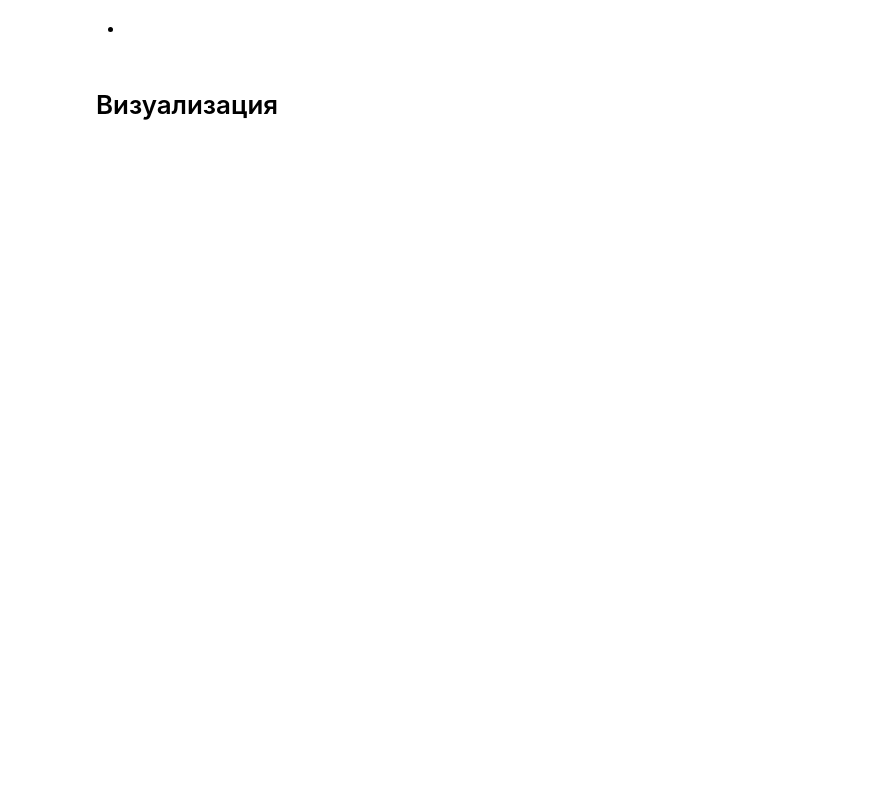
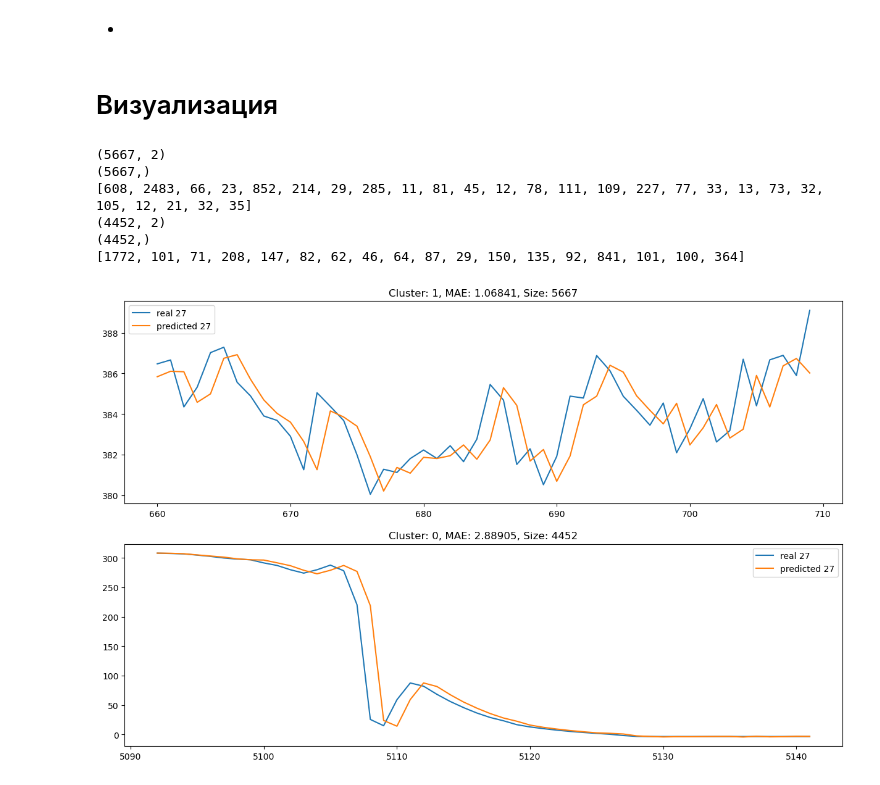
Before and after one commit to VeryLittleAnna/time_series, a Jupyter notebook: visualize.ipynb, the cells around one changed output. Saved outputs shown, nothing was run; the diff lists cells and outputs as text; code cells hidden in the pictures; blank space fills up the shorter version.

```diff
--- a/visualize.ipynb
+++ b/visualize.ipynb
@@ -26,7 +29,7 @@ LEN = 10
 # %% [markdown]
 -
 # %%
-data = pd.read_csv("./output_table_03-22.csv")
-data = data[data["mode"].astype("int") == MODE]
+data = pd.read_csv("./output_table_04-06_for60_5.csv")
+# data = data[data["mode"].astype("int") == MODE]
 # %%
 data.loc[:, ["real 0", "real 23", "real 8", "predicted 0", "predicted 8", "predicted 23", "cluster_num", "mode"]]
@@ -57,22 +108,30 @@ top
 # %%
 for i in range(min(TOP, len(top))):
     #print(int(f"{i+1}1{TOP}"))
     plt.subplot(int(f"{TOP}1{i+1}"))
     index = AE["cluster_num"] == top[i]
     plt.title(f"Cluster: {top[i]}, MAE: {AE[index]['AE'].mean():.5f}, Size: {sum(AE['cluster_num'] == top[i])}")
     cluster = data[[f"real {VAR}", f"predicted {VAR}"]][index]
     print(cluster.shape)
     # find continous index
     print(cluster.index.shape)
-    cont = np.split(cluster, np.where(np.diff(cluster.index.to_numpy()) > 1)[0] + 1)
+    cont = np.split(cluster, np.where(np.diff(cluster.index) > 1)[0] + 1)
     print([len(x) for x in cont])
     ind = np.argmax([len(x) for x in cont])
-    chunk = [x for x in cont if len(x) > LEN][-1]
-#     chunk = cont[ind]
+#     chunk = [x for x in cont if len(x) > LEN][-1]
+    chunk = cont[ind]
     start = LEN * 0 // 5
     plt.plot(chunk[start:start+5*LEN])
     plt.legend(chunk.columns)
 
 plt.gcf().set_size_inches(15, 5 * TOP)
 # plt.savefig("top_clusters_visualize.png")
 plt.show()
+# %% [output]
+(5667, 2)
+(5667,)
+[608, 2483, 66, 23, 852, 214, 29, 285, 11, 81, 45, 12, 78, 111, 109, 227, 77, 33, 13, 73, 32, 105, 12, 21, 32, 35]
+(4452, 2)
+(4452,)
+[1772, 101, 71, 208, 147, 82, 62, 46, 64, 87, 29, 150, 135, 92, 841, 101, 100, 364]
+[figure, added]
```
Also changed, not shown: parts of 8 cells of this notebook.
